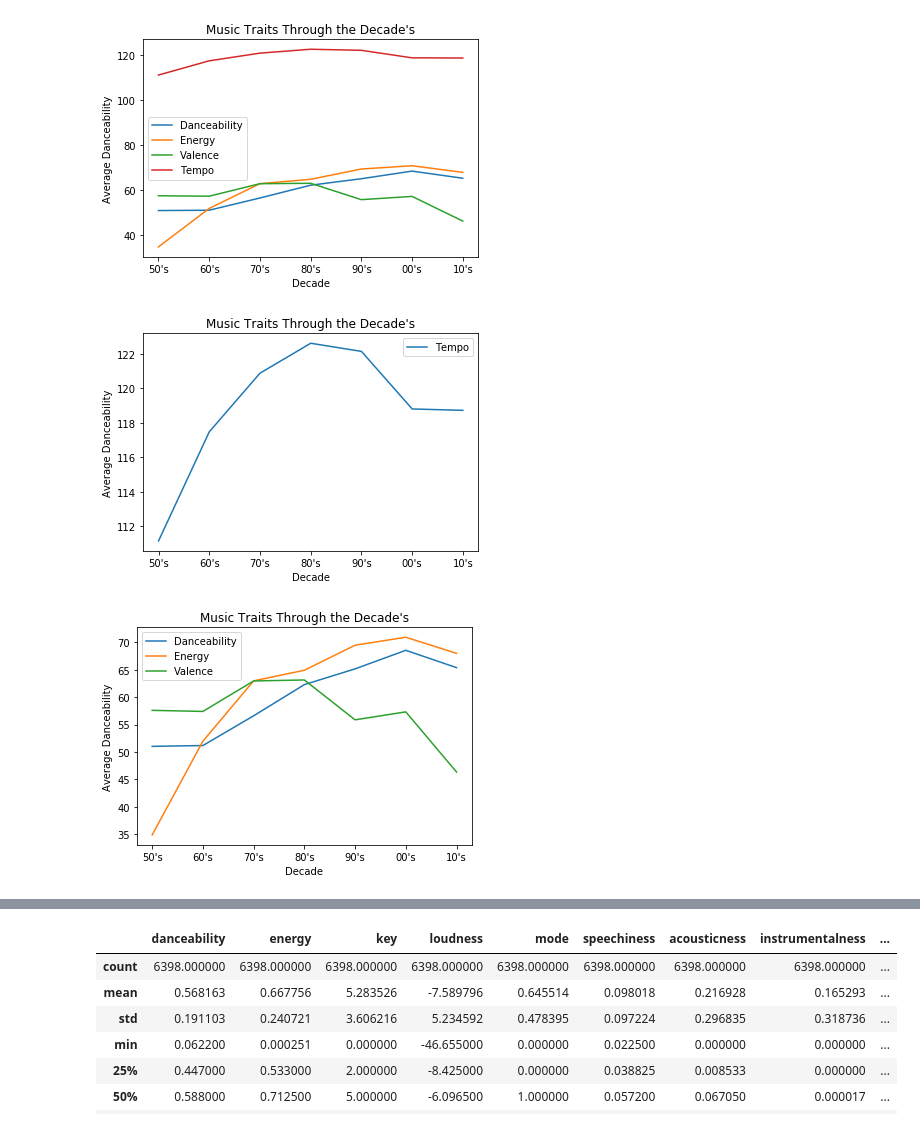
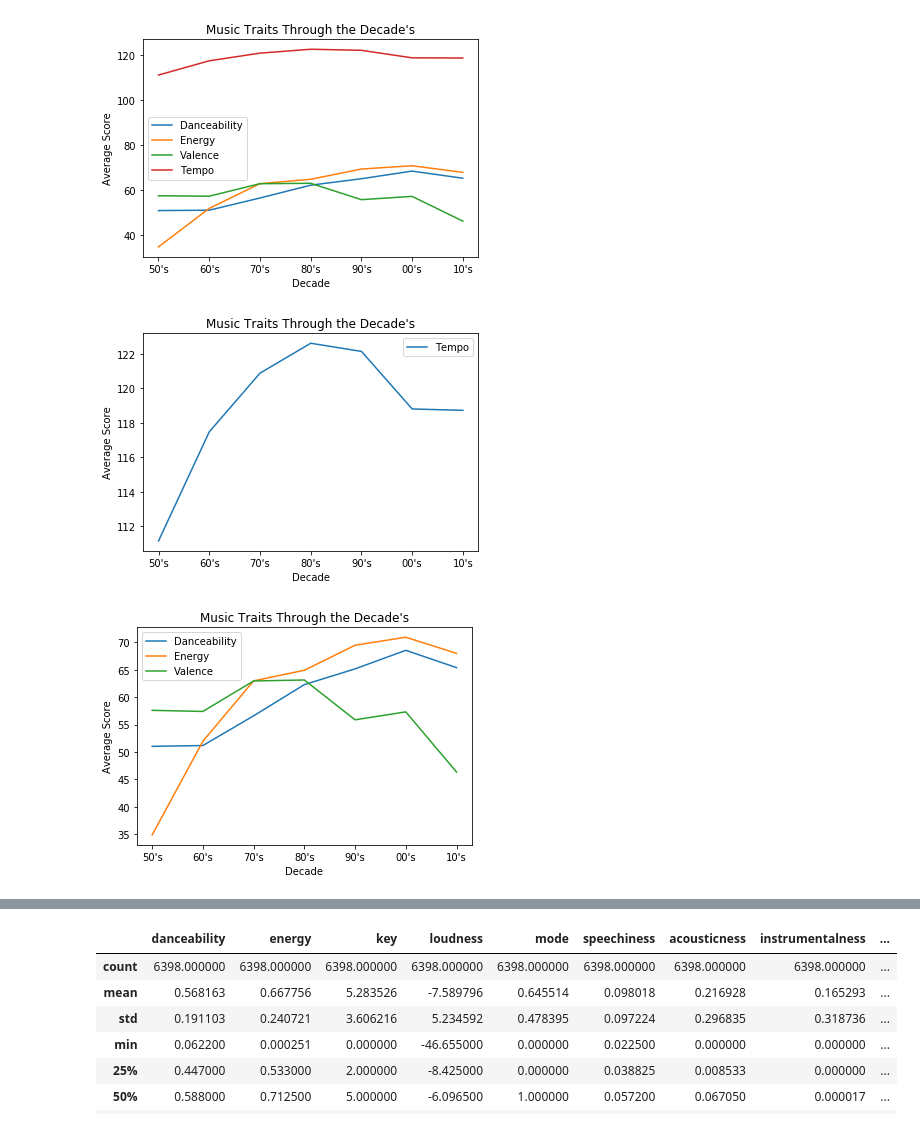
Before and after one commit to zsvorenova/Group_Three, a Jupyter notebook: carol.ipynb, the cells around one changed output, grey strips where cells are left out. Drawn from its saved outputs; the diff is of its cells as text; code cells hidden in the pictures.

```diff
--- a/carol.ipynb
+++ b/carol.ipynb
@@ -567,35 +567,35 @@ tensenergy = tens_df["nrgy"].mean()
 
 fiftyval = fifty_df["val"].mean()
 sixtyval = sixty_df["val"].mean()
 seventyval =seventy_df["val"].mean()
 eightyval = eighty_df["val"].mean()
 nintyval = ninty_df["val"].mean()
 two_thousandval = two_thousand_df["val"].mean()
 tensval = tens_df["val"].mean()
 
 fiftybpm = fifty_df["bpm"].mean()
 sixtybpm = sixty_df["bpm"].mean()
 seventybpm =seventy_df["bpm"].mean()
 eightybpm = eighty_df["bpm"].mean()
 nintybpm = ninty_df["bpm"].mean()
 two_thousandbpm = two_thousand_df["bpm"].mean()
 tensbpm = tens_df["bpm"].mean()
 
 dance_df = pd.DataFrame({"Decade":["50", "60", "70", "80", "90", "2000", "2010"],
                          "Danceability":[fiftydance, sixtydance, seventydance, eightydance, nintydance, two_thousanddance, tensdance],
                          "Energy":[fiftyenergy, sixtyenergy, seventyenergy, eightyenergy, nintyenergy, two_thousandenergy, tensenergy],
                          "Valence":[fiftyval, sixtyval, seventyval, eightyval, nintyval, two_thousandval, tensval],
                          "Tempo":[fiftybpm, sixtybpm, seventybpm, eightybpm, nintybpm, two_thousandbpm, tensbpm],})
 
 
 dance_df
 dance_df.plot()
-plt.ylabel("Average Danceability")
+plt.ylabel("Average Score")
 plt.xlabel("Decade")
 plt.xticks([0, 1, 2, 3, 4, 5, 6], ["50's", "60's", "70's", "80's", "90's", "00's", "10's"])
 plt.title("Music Traits Through the Decade's");
 # %% [output]
-[figure, old version]
+[figure, new version]
 # %%
 fiftybpm = fifty_df["bpm"].mean()
 sixtybpm = sixty_df["bpm"].mean()
@@ -608,12 +608,12 @@ tensbpm = tens_df["bpm"].mean()
 dance_df2 = pd.DataFrame({"Tempo":[fiftybpm, sixtybpm, seventybpm, eightybpm, nintybpm, two_thousandbpm, tensbpm],})
 
 dance_df2.plot()
-plt.ylabel("Average Danceability")
+plt.ylabel("Average Score")
 plt.xlabel("Decade")
 plt.xticks([0, 1, 2, 3, 4, 5, 6], ["50's", "60's", "70's", "80's", "90's", "00's", "10's"])
 plt.title("Music Traits Through the Decade's");
 # %% [output]
-[figure, old version]
+[figure, new version]
 # %%
 fiftydance = fifty_df["dnce"].mean()
 sixtydance = sixty_df["dnce"].mean()
@@ -656,12 +656,12 @@ dance_df = pd.DataFrame({"Decade":["50", "60", "70", "80", "90", "2000", "2010"]
 
 dance_df
 dance_df.plot()
-plt.ylabel("Average Danceability")
+plt.ylabel("Average Score")
 plt.xlabel("Decade")
 plt.xticks([0, 1, 2, 3, 4, 5, 6], ["50's", "60's", "70's", "80's", "90's", "00's", "10's"])
 plt.title("Music Traits Through the Decade's");
 # %% [output]
-[figure, old version]
+[figure, new version]
 # %%
 fifty_df["top genre"].value_counts()
 # %% [output]
```
Also changed, not shown: parts of 10 cells of this notebook.
